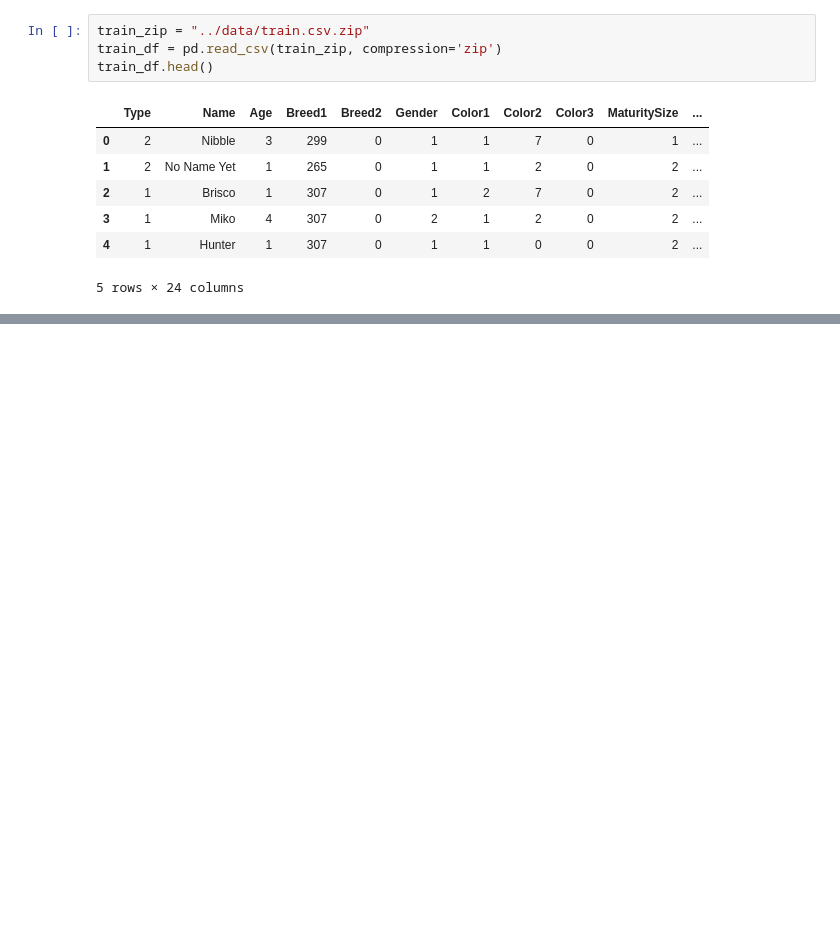
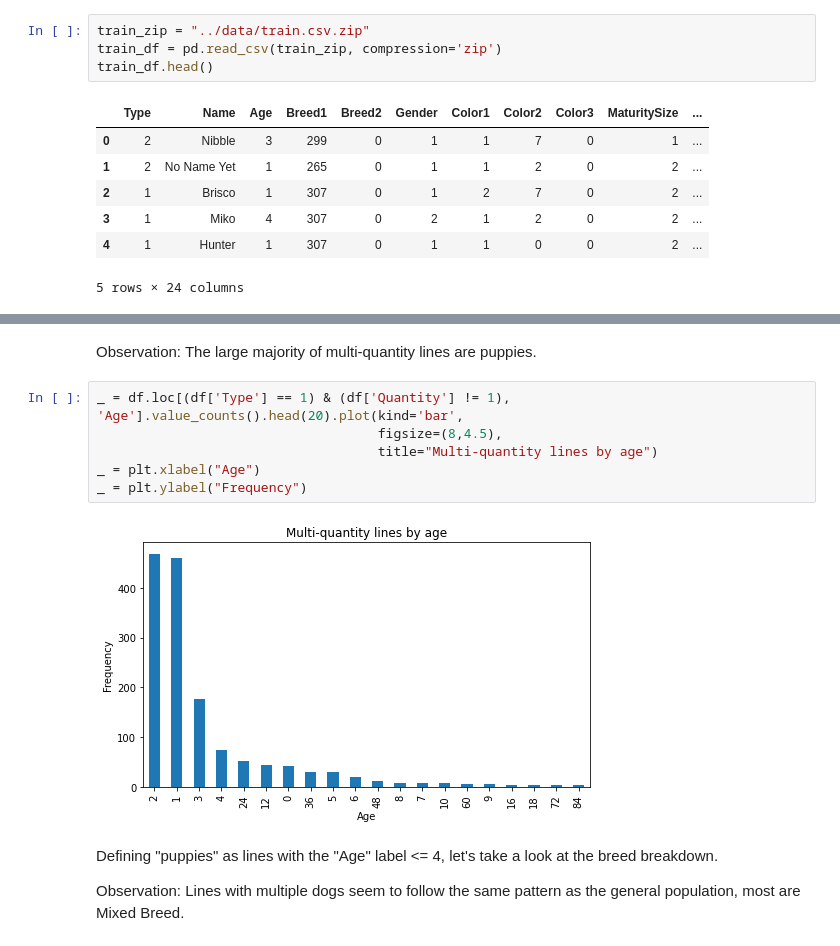
Before and after one commit to hanh-nguyen/petadoption, a Jupyter notebook: exploration/analysis/breed_analysis.ipynb, the cells around one changed output, grey strips where cells are left out. Drawn from its saved outputs; the diff is of its cells as text; blank space fills up the shorter version.

```diff
--- a/exploration/analysis/breed_analysis.ipynb
+++ b/exploration/analysis/breed_analysis.ipynb
@@ -24,0 +119,14 @@ train_df.head()
+# %% [markdown]
+Observation: The large majority of multi-quantity lines are puppies.
+# %%
+_ = df.loc[(df['Type'] == 1) & (df['Quantity'] != 1), 'Age'].value_counts().head(20).plot(kind='bar',
+                                    figsize=(8,4.5),
+                                    title="Multi-quantity lines by age")
+_ = plt.xlabel("Age")
+_ = plt.ylabel("Frequency")
+# %% [output]
+[figure, added]
+# %% [markdown]
+Defining "puppies" as lines with the "Age" label <= 4, let's take a look at the breed breakdown.
+
+Observation: Lines with multiple dogs seem to follow the same pattern as the general population, most are Mixed Breed.
```
Also changed, not shown: parts of 24 cells of this notebook.
